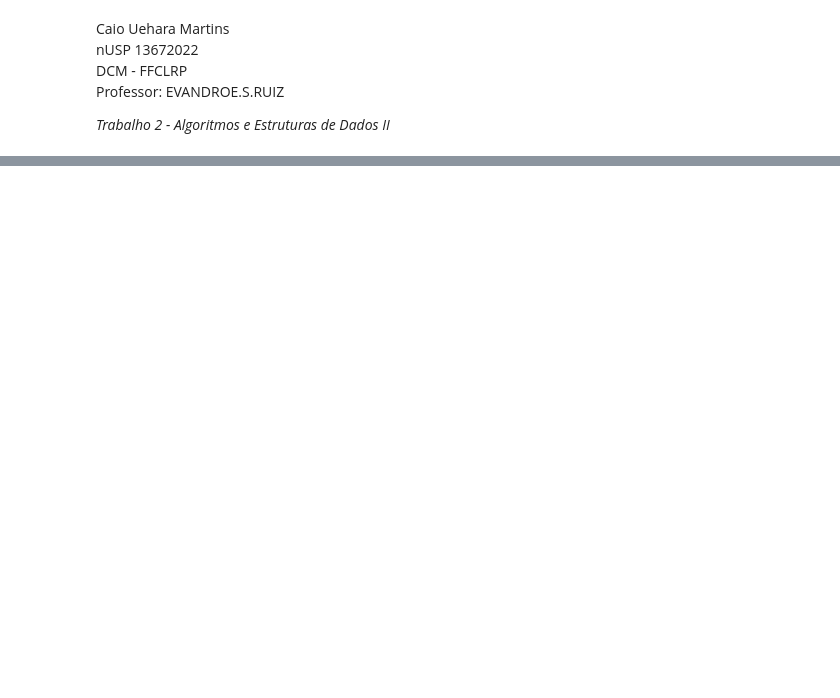
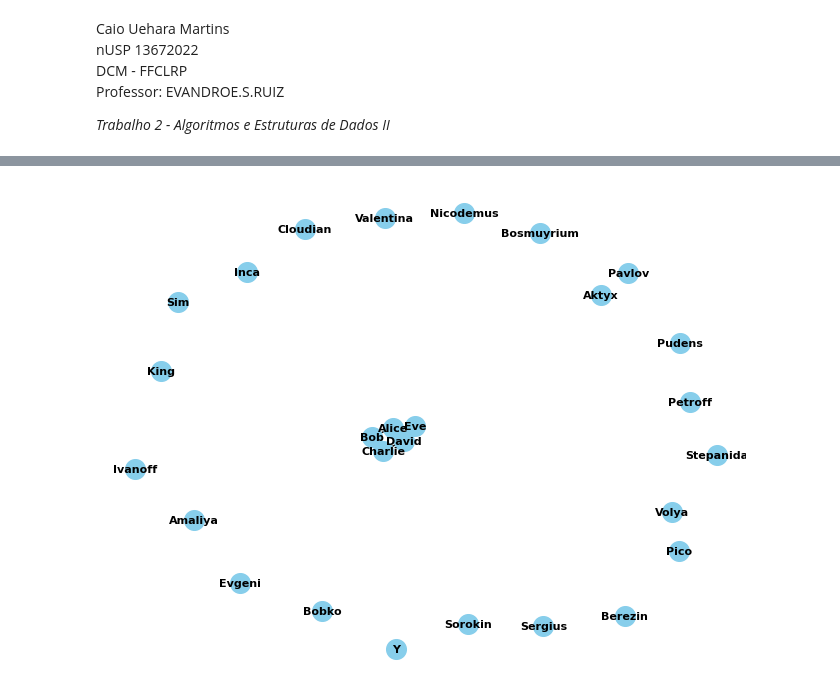
Before and after one commit to caiouehara/AED2-trabalho-grafos-DFS, a Jupyter notebook: main.ipynb, the cells around one changed output, grey strips where cells are left out. Drawn from its saved outputs; the diff is of its cells as text; code cells hidden in the pictures; blank space fills up the shorter version.

Commit message:
Create first graph

```diff
--- a/main.ipynb
+++ b/main.ipynb
@@ -10,0 +12,29 @@ ModuleNotFoundError: No module named 'matplotlib'
+# %%
+#criando grafo de uma rede social fictícia para uso dos algoritmos
+G = nx.Graph()
+
+# Adicionando nós (pessoas) ao grafo
+lista_nomes = ["Alice", "Bob", "Charlie", "David", "Eve","Volya","Sorokin","King","Pico","Ivanoff","Stepanida","Petroff","Bobko","Sergius","Berezin","Aktyx",
+               "Nicodemus","Bosmuyrium","Aktyx","Y","Amaliya","Cloudian","Sim","Pavlov","Valentina","Inca","Pudens","Evgeni"]
+
+G.add_nodes_from(lista_nomes)
+
+# Adicionando relações (arestas) entre as pessoas
+def createRandomEdge():
+    len(lista_nomes)
+
+G.add_edge("Alice", "Bob")
+G.add_edge("Bob", "Charlie")
+G.add_edge("Charlie", "David")
+G.add_edge("David", "Alice")
+G.add_edge("Eve", "Alice")
+G.add_edge("Eve", "David")
+# %%
+# Desenhando o grafo
+pos = nx.spring_layout(G)  # Posicionamento dos nós
+nx.draw(G, pos, with_labels=True, font_weight='bold', node_size=200, node_color='skyblue', font_size=8, font_color='black', arrowsize=10, arrowstyle='->')
+
+# Exibindo o grafo
+plt.show()
+# %% [output]
+[figure, added]
```
Also changed, not shown: parts of 2 cells of this notebook.
